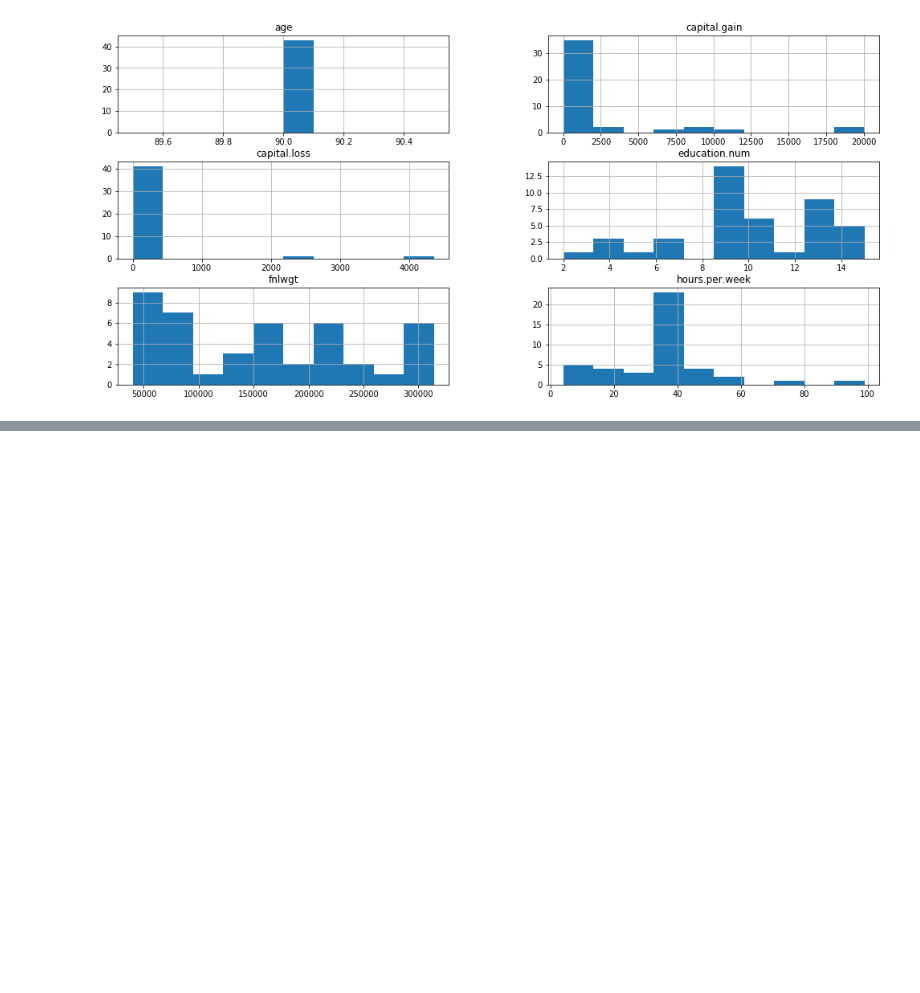
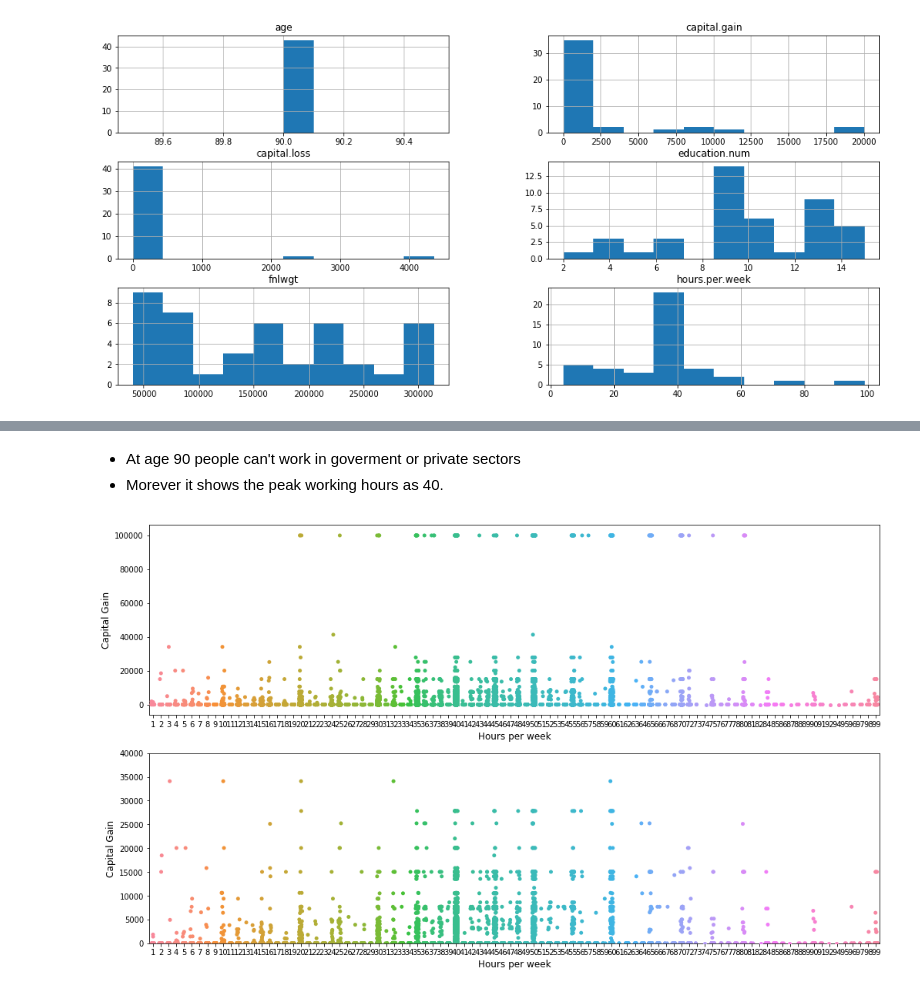
Before and after one commit to katreparitosh/Income-Predictor-Model, a Jupyter notebook: adultcensus1.ipynb, the cells around one changed output, grey strips where cells are left out. Drawn from its saved outputs; the diff is of its cells as text; code cells hidden in the pictures; blank space fills up the shorter version.

```diff
--- a/adultcensus1.ipynb
+++ b/adultcensus1.ipynb
@@ -401,0 +438,19 @@ adult_df[adult_df['age'] == 90].hist(figsize = (17,8));
+# %% [markdown]
+- At age 90 people can't work in goverment or private sectors
+- Morever it shows the peak working hours as 40.
+# %%
+fig = plt.figure(figsize = (17,10))
+ax = fig.add_subplot(2,1,1)
+sns.stripplot('hours.per.week', 'capital.gain', data = adult_df,
+         jitter = 0.2,ax = ax);
+plt.xlabel('Hours per week',fontsize = 12);
+plt.ylabel('Capital Gain',fontsize = 12);
+
+ax = fig.add_subplot(2,1,2)
+sns.stripplot('hours.per.week', 'capital.gain', data = adult_df,
+         jitter = 0.2,ax = ax);
+plt.xlabel('Hours per week',fontsize = 12);
+plt.ylabel('Capital Gain',fontsize = 12);
+plt.ylim(0,40000);
+# %% [output]
+[figure, added]
```
Also changed, not shown: parts of 6 cells of this notebook.
